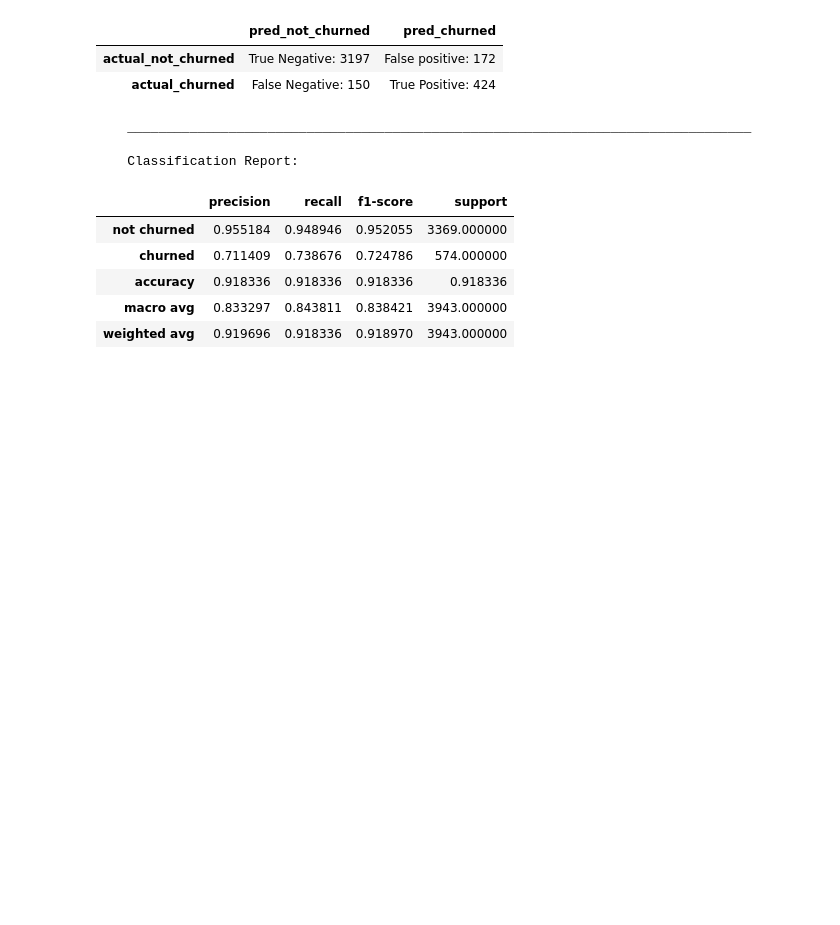
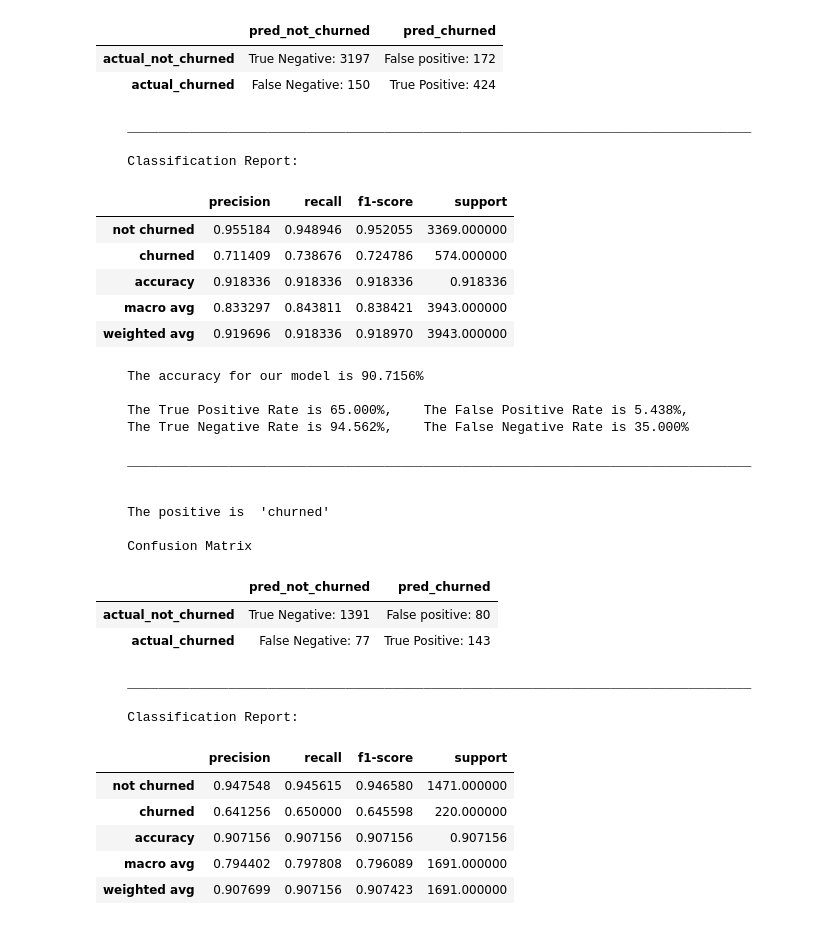
Before and after one commit to HeatherOrtegaMcMillan/telco_churn_classification_project, a Jupyter notebook: inital_project_notebook.ipynb, the cells around one changed output. Drawn from its saved outputs; the diff is of its cells as text; code cells hidden in the pictures; blank space fills up the shorter version.

Commit message:
update with all models and test

```diff
--- a/inital_project_notebook.ipynb
+++ b/inital_project_notebook.ipynb
@@ -940,3 +945,29 @@ model_performs(X_train, y_train, model1)
 | accuracy | 0.918336 | 0.918336 | 0.918336 | 0.918336 |
 | macro avg | 0.833297 | 0.843811 | 0.838421 | 3943.000000 |
 | weighted avg | 0.919696 | 0.918336 | 0.918970 | 3943.000000 |
+# %%
+model_performs(X_validate, y_validate, model1)
+# %% [output]
+    The accuracy for our model is 90.7156%
+
+    The True Positive Rate is 65.000%,    The False Positive Rate is 5.438%,
+    The True Negative Rate is 94.562%,    The False Negative Rate is 35.000%
+
+    ________________________________________________________________________________
+
+
+    The positive is  'churned'
+
+    Confusion Matrix
+|  | pred_not_churned | pred_churned |
+| actual_not_churned | True Negative: 1391 | False positive: 80 |
+| actual_churned | False Negative: 77 | True Positive: 143 |
+    ________________________________________________________________________________
+
+    Classification Report:
+|  | precision | recall | f1-score | support |
+| not churned | 0.947548 | 0.945615 | 0.946580 | 1471.000000 |
+| churned | 0.641256 | 0.650000 | 0.645598 | 220.000000 |
+| accuracy | 0.907156 | 0.907156 | 0.907156 | 0.907156 |
+| macro avg | 0.794402 | 0.797808 | 0.796089 | 1691.000000 |
+| weighted avg | 0.907699 | 0.907156 | 0.907423 | 1691.000000 |
```
Also changed, not shown: parts of 33 cells of this notebook.
